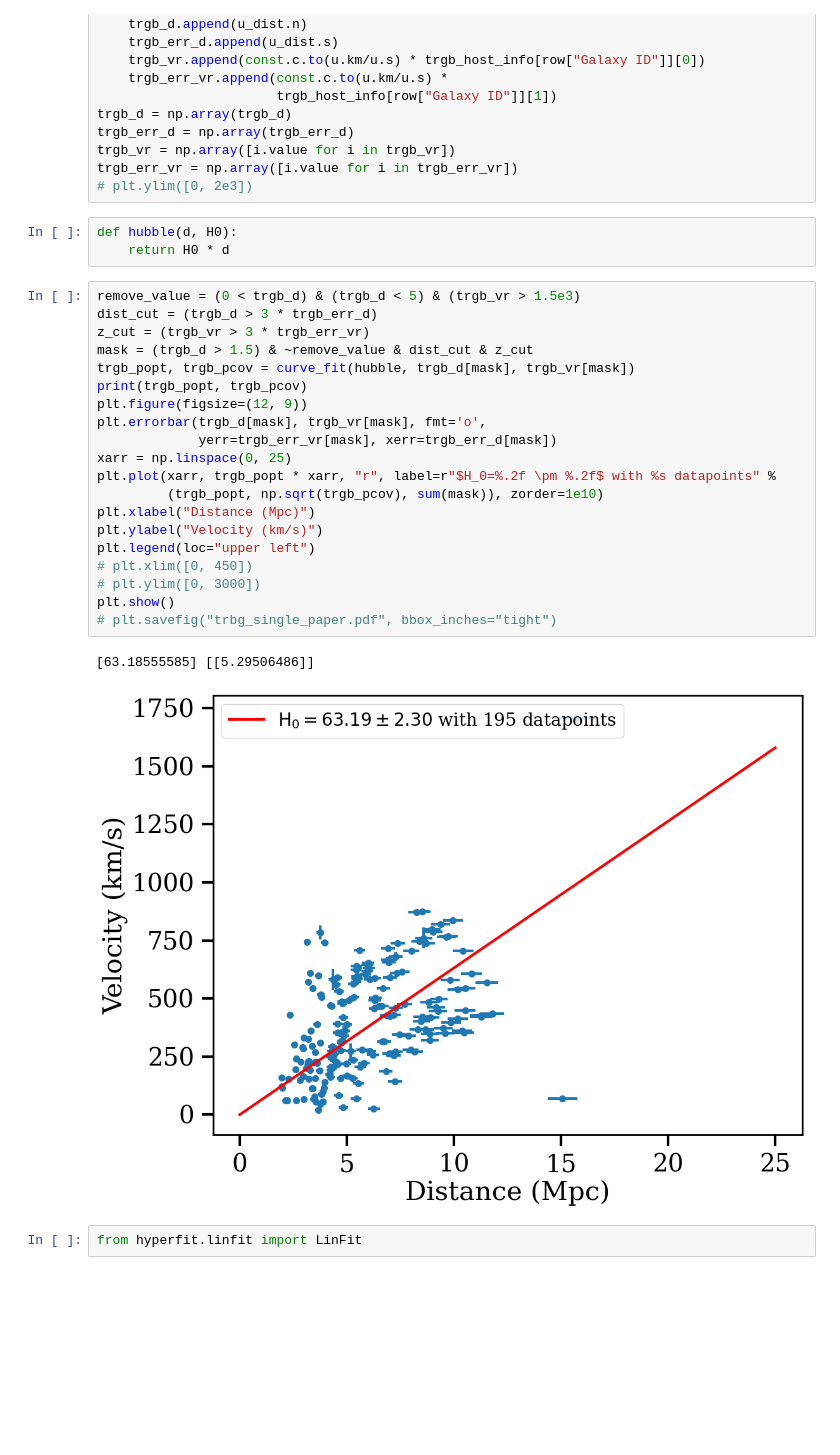
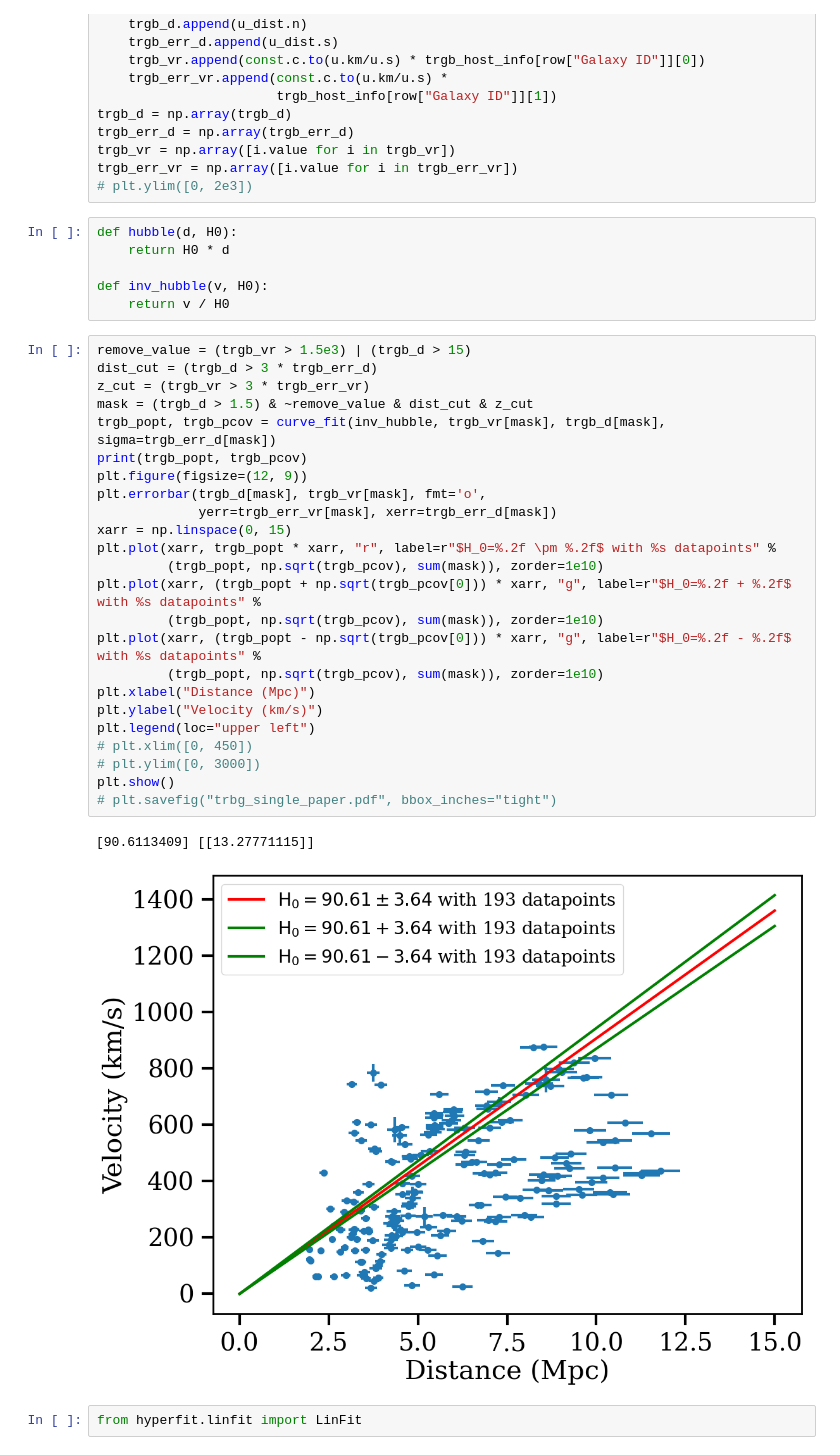
Before and after one commit to Brookluo/hubble_constant, a Jupyter notebook: h0_trgb_hyperfit.ipynb, the cells around one changed output. Drawn from its saved outputs; the diff is of its cells as text; blank space fills up the shorter version.

Commit message:
update hyperfit figure

```diff
--- a/h0_trgb_hyperfit.ipynb
+++ b/h0_trgb_hyperfit.ipynb
@@ -139,29 +139,36 @@ trgb_err_vr = np.array([i.value for i in trgb_err_vr])
 # %%
 def hubble(d, H0):
     return H0 * d
+
+def inv_hubble(v, H0):
+    return v / H0
 # %%
-remove_value = (0 < trgb_d) & (trgb_d < 5) & (trgb_vr > 1.5e3)
+remove_value = (trgb_vr > 1.5e3) | (trgb_d > 15)
 dist_cut = (trgb_d > 3 * trgb_err_d)
 z_cut = (trgb_vr > 3 * trgb_err_vr)
 mask = (trgb_d > 1.5) & ~remove_value & dist_cut & z_cut
-trgb_popt, trgb_pcov = curve_fit(hubble, trgb_d[mask], trgb_vr[mask])
+trgb_popt, trgb_pcov = curve_fit(inv_hubble, trgb_vr[mask], trgb_d[mask], sigma=trgb_err_d[mask])
 print(trgb_popt, trgb_pcov)
 plt.figure(figsize=(12, 9))
 plt.errorbar(trgb_d[mask], trgb_vr[mask], fmt='o',
              yerr=trgb_err_vr[mask], xerr=trgb_err_d[mask])
-xarr = np.linspace(0, 25)
+xarr = np.linspace(0, 15)
 plt.plot(xarr, trgb_popt * xarr, "r", label=r"$H_0=%.2f \pm %.2f$ with %s datapoints" %
+         (trgb_popt, np.sqrt(trgb_pcov), sum(mask)), zorder=1e10)
+plt.plot(xarr, (trgb_popt + np.sqrt(trgb_pcov[0])) * xarr, "g", label=r"$H_0=%.2f + %.2f$ with %s datapoints" %
+         (trgb_popt, np.sqrt(trgb_pcov), sum(mask)), zorder=1e10)
+plt.plot(xarr, (trgb_popt - np.sqrt(trgb_pcov[0])) * xarr, "g", label=r"$H_0=%.2f - %.2f$ with %s datapoints" %
          (trgb_popt, np.sqrt(trgb_pcov), sum(mask)), zorder=1e10)
 plt.xlabel("Distance (Mpc)")
 plt.ylabel("Velocity (km/s)")
 plt.legend(loc="upper left")
 # plt.xlim([0, 450])
 # plt.ylim([0, 3000])
 plt.show()
 # plt.savefig("trbg_single_paper.pdf", bbox_inches="tight")
 # %% [output]
-[63.18555585] [[5.29506486]]
+[90.6113409] [[13.27771115]]
-[figure, old version]
+[figure, new version]
 # %%
 from hyperfit.linfit import LinFit
 # %%
```
Also changed, not shown: parts of 8 cells of this notebook, 3 other files.
